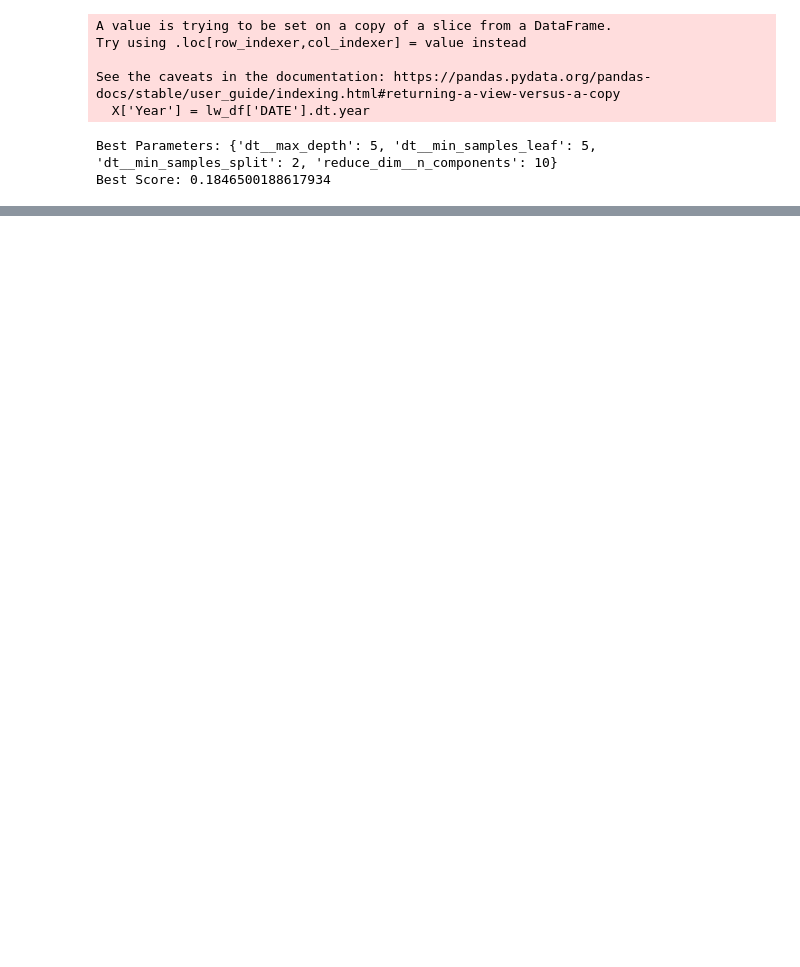
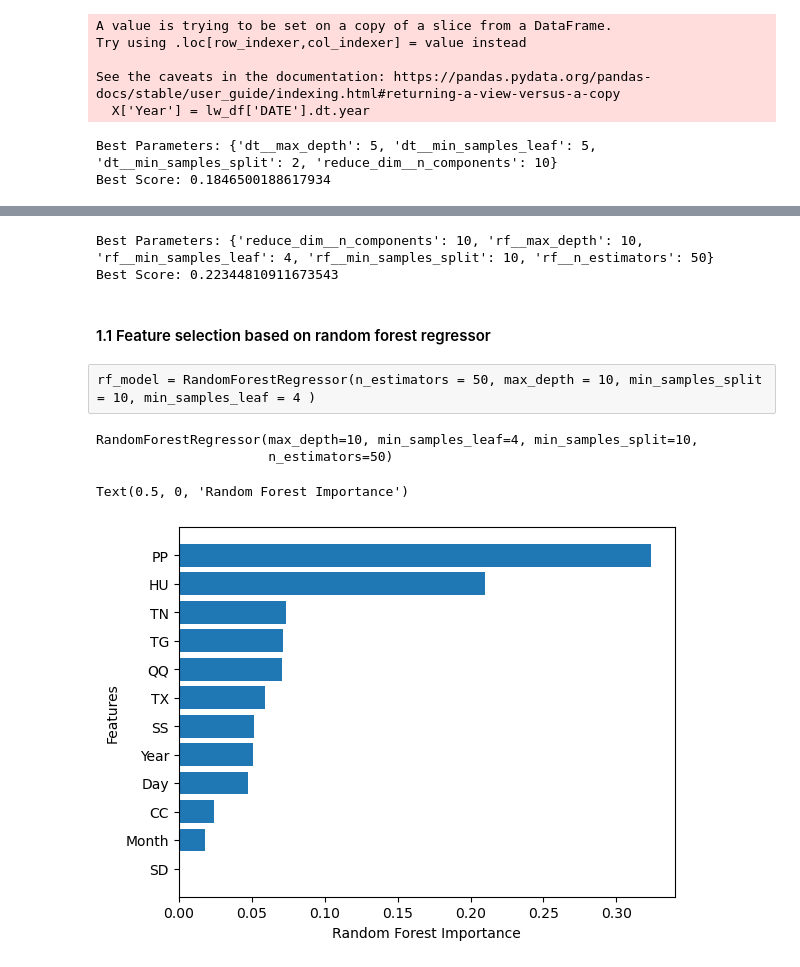
Before and after one commit to Matom23/London_Weather_EDA, a Jupyter notebook: Precipitation in London.ipynb, the cells around one changed output, grey strips where cells are left out. Drawn from its saved outputs; the diff is of its cells as text; code cells hidden in the pictures; blank space fills up the shorter version.

Commit message:
further exploration with models

```diff
--- a/Precipitation in London.ipynb
+++ b/Precipitation in London.ipynb
@@ -1443,0 +1464,47 @@ Next, I hope to try and utilize deep learning models to help me answer my questi
+# %%
+# Construct the pipeline with models, transformers, and scaler
+estimators = [
+    ('reduce_dim', PCA()),  # You can replace PCA or t-SNE with other preprocessing steps if needed
+    ('rf', RandomForestRegressor())
+]
+
+pipe = Pipeline(estimators)
+
+# Define the grid of hyperparameters to search
+param_grid = {
+    'reduce_dim__n_components': [2, 5, 10],         # Range in the number of components
+    'rf__n_estimators': [50, 100, 200],             # Range in the number of trees in the forest
+    'rf__max_depth': [None, 10, 20],                # Range in max depth of the trees
+    'rf__min_samples_split': [2, 5, 10],            # Range in min samples split
+    'rf__min_samples_leaf': [1, 2, 4]               # Range in min samples leaf
+}
+
+# Perform GridSearchCV for hyperparameter tuning
+grid_search = GridSearchCV(pipe, param_grid, cv=5)
+grid_search.fit(X_train, y_train)
+
+# Get the best parameters and best score
+best_params = grid_search.best_params_
+best_score = grid_search.best_score_
+
+print("Best Parameters:", best_params)
+print("Best Score:", best_score)
+# %% [output]
+Best Parameters: {'reduce_dim__n_components': 10, 'rf__max_depth': 10, 'rf__min_samples_leaf': 4, 'rf__min_samples_split': 10, 'rf__n_estimators': 50}
+Best Score: 0.22344810911673543
+# %% [markdown]
+#### 1.1 Feature selection based on random forest regressor
+# %% [raw]
+rf_model = RandomForestRegressor(n_estimators = 50, max_depth = 10, min_samples_split = 10, min_samples_leaf = 4 )
+# %%
+rf_model.fit(X_train, y_train)
+# %% [output]
+RandomForestRegressor(max_depth=10, min_samples_leaf=4, min_samples_split=10,
+                      n_estimators=50)
+# %%
+plt.barh(X_train.columns[rf_model.feature_importances_.argsort()], rf_model.feature_importances_[rf_model.feature_importances_.argsort()])
+plt.ylabel("Features")
+plt.xlabel("Random Forest Importance")
+# %% [output]
+Text(0.5, 0, 'Random Forest Importance')
+[figure, added]
```
Also changed, not shown: parts of 83 cells of this notebook.
